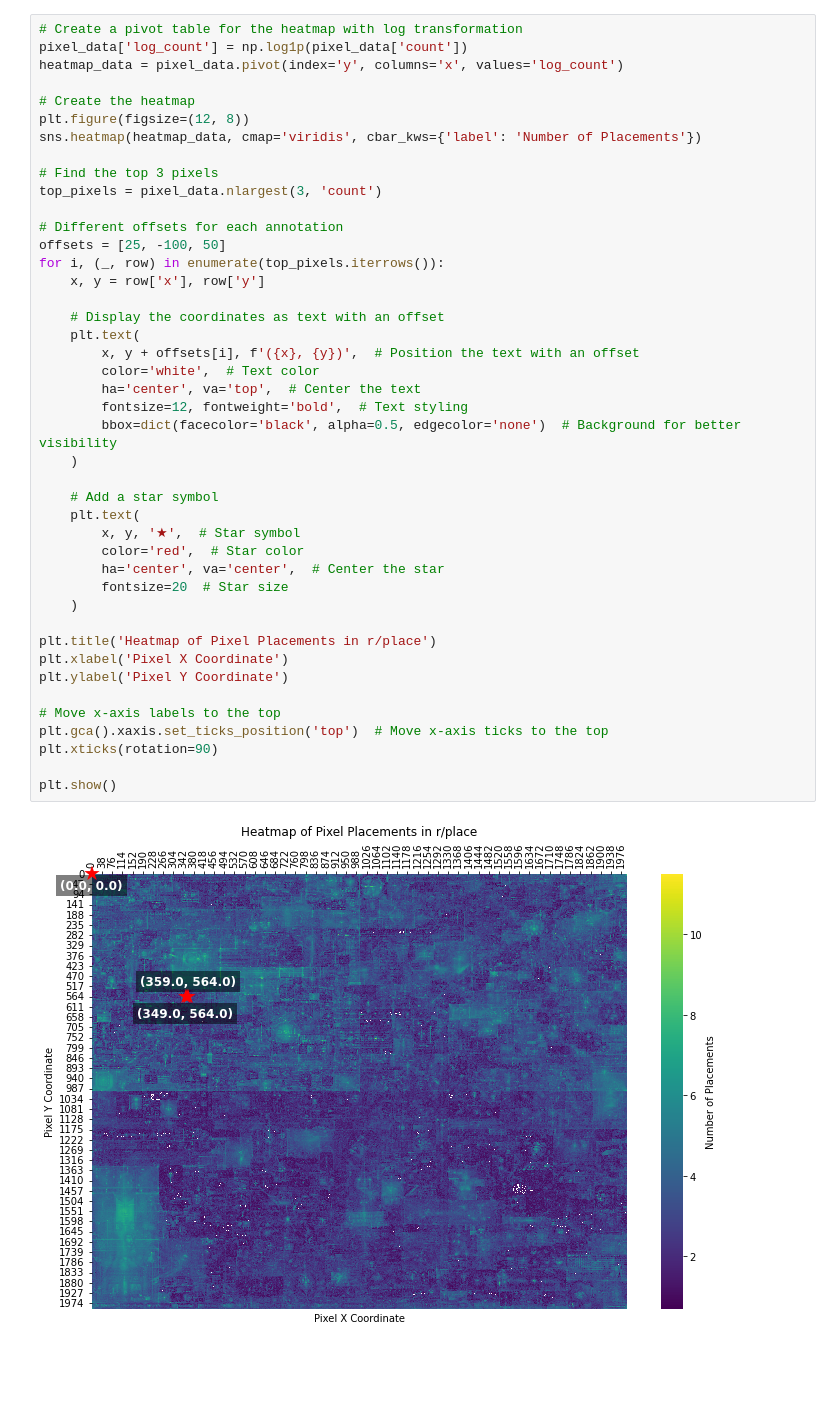
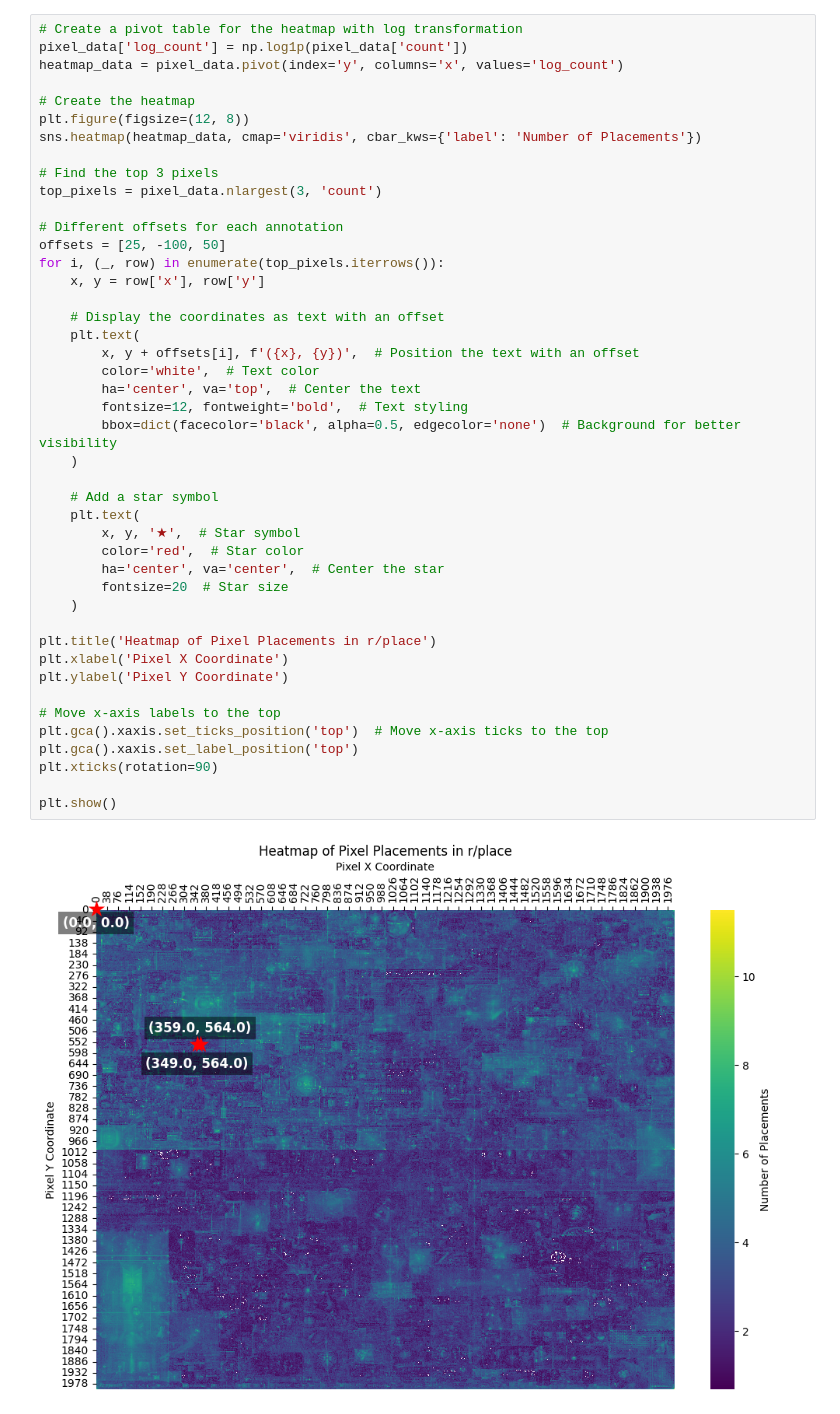
Before and after one commit to eswenke/analysis, a Jupyter notebook: week4/most_placed.ipynb, the cells around one changed output. Saved outputs shown, nothing was run; the diff lists cells and outputs as text; blank space fills up the shorter version.

```diff
--- a/week4/most_placed.ipynb
+++ b/week4/most_placed.ipynb
@@ -64,31 +52,32 @@ offsets = [25, -100, 50]
 for i, (_, row) in enumerate(top_pixels.iterrows()):
     x, y = row['x'], row['y']
 
     # Display the coordinates as text with an offset
     plt.text(
         x, y + offsets[i], f'({x}, {y})',  # Position the text with an offset
         color='white',  # Text color
         ha='center', va='top',  # Center the text
         fontsize=12, fontweight='bold',  # Text styling
         bbox=dict(facecolor='black', alpha=0.5, edgecolor='none')  # Background for better visibility
     )
 
     # Add a star symbol
     plt.text(
         x, y, '★',  # Star symbol
         color='red',  # Star color
         ha='center', va='center',  # Center the star
         fontsize=20  # Star size
     )
 
 plt.title('Heatmap of Pixel Placements in r/place')
 plt.xlabel('Pixel X Coordinate')
 plt.ylabel('Pixel Y Coordinate')
 
 # Move x-axis labels to the top
 plt.gca().xaxis.set_ticks_position('top')  # Move x-axis ticks to the top
+plt.gca().xaxis.set_label_position('top')
 plt.xticks(rotation=90)
 
 plt.show()
 # %% [output]
-[figure, old version]
+[figure, new version]
```
Also changed, not shown: parts of 13 cells of this notebook.
